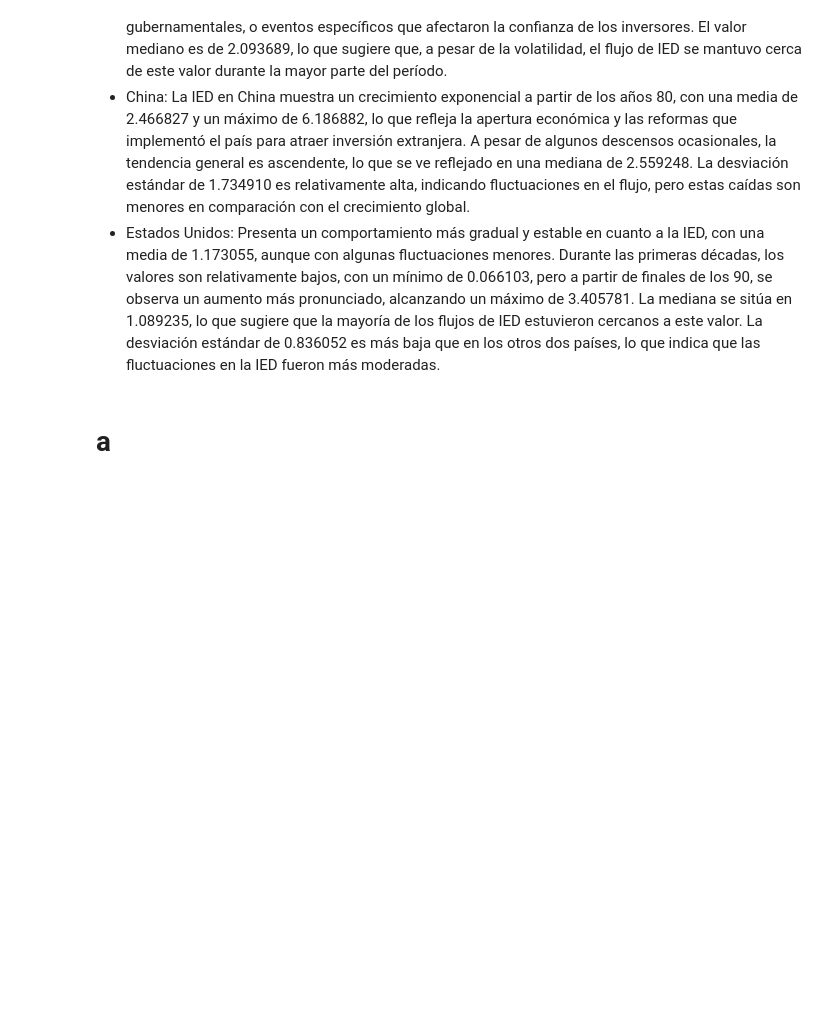
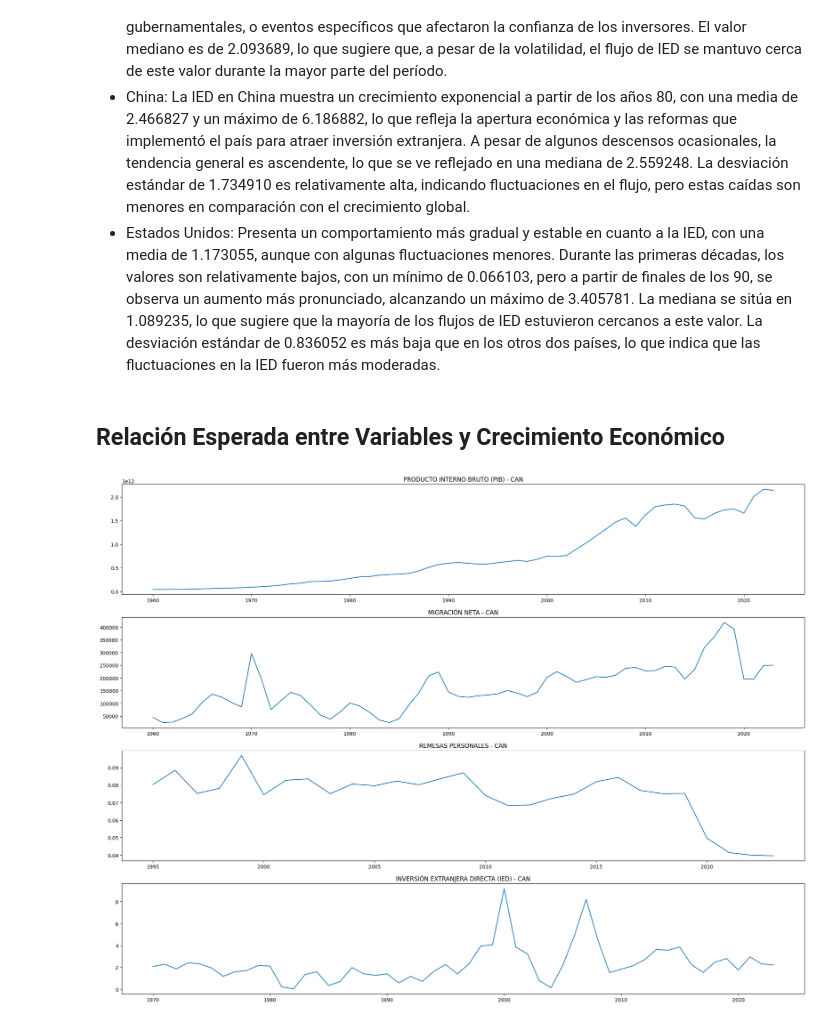
Before and after one commit to Maquililo/prueba-reclutamiento-python, a Jupyter notebook: notebook.ipynb, the cells around one changed output. Drawn from its saved outputs; the diff is of its cells as text; code cells hidden in the pictures; blank space fills up the shorter version.

```diff
--- a/notebook.ipynb
+++ b/notebook.ipynb
@@ -24,6 +24,28 @@ rem = load_csv('REMESAS.csv')
 ied = load_csv('INVERSION_EXTRANJERA_DIRECTA.csv')
 # %% [markdown]
 Definición de funciones auxiliares...
+# %%
+def plot_country_data(pib, mig, rem, ied, country_code):
+    plt.figure(figsize = (20, 15))
+
+    plt.subplot(4, 1, 1)
+    pib[country_code].plot()
+    plt.title(f'PRODUCTO INTERNO BRUTO (PIB) - {country_code}')
+
+    plt.subplot(4, 1, 2)
+    mig[country_code].plot()
+    plt.title(f'MIGRACIÓN NETA - {country_code}')
+
+    plt.subplot(4, 1, 3)
+    rem[country_code].plot()
+    plt.title(f'REMESAS PERSONALES - {country_code}')
+
+    plt.subplot(4, 1, 4)
+    ied[country_code].plot()
+    plt.title(f'INVERSIÓN EXTRANJERA DIRECTA (IED) - {country_code}')
+
+    plt.tight_layout()
+    plt.show()
 # %%
 def get_info(column, sort_by = "count", ascending = False):
     counts = column.value_counts()
@@ -426,5 +448,9 @@ El flujo de Inversión Extranjera Directa (IED) a lo largo de los años en estos
 * Canadá: El flujo de IED hacia Canadá muestra una tendencia inestable a lo largo de las décadas observadas. Durante los años 70 y 80, se experimenta un crecimiento moderado, con una media de 2.305729, aunque con una desviación estándar bastante alta (1.673069), lo que indica fluctuaciones significativas. A principios de los 2000, se alcanza un pico significativo con un máximo de 9.171024, seguido de una disminución y posterior recuperación en los años siguientes. Este comportamiento errático podría reflejar diversos factores como ciclos económicos globales, cambios en políticas gubernamentales, o eventos específicos que afectaron la confianza de los inversores. El valor mediano es de 2.093689, lo que sugiere que, a pesar de la volatilidad, el flujo de IED se mantuvo cerca de este valor durante la mayor parte del período.
 * China: La IED en China muestra un crecimiento exponencial a partir de los años 80, con una media de 2.466827 y un máximo de 6.186882, lo que refleja la apertura económica y las reformas que implementó el país para atraer inversión extranjera. A pesar de algunos descensos ocasionales, la tendencia general es ascendente, lo que se ve reflejado en una mediana de 2.559248. La desviación estándar de 1.734910 es relativamente alta, indicando fluctuaciones en el flujo, pero estas caídas son menores en comparación con el crecimiento global.
 * Estados Unidos: Presenta un comportamiento más gradual y estable en cuanto a la IED, con una media de 1.173055, aunque con algunas fluctuaciones menores. Durante las primeras décadas, los valores son relativamente bajos, con un mínimo de 0.066103, pero a partir de finales de los 90, se observa un aumento más pronunciado, alcanzando un máximo de 3.405781. La mediana se sitúa en 1.089235, lo que sugiere que la mayoría de los flujos de IED estuvieron cercanos a este valor. La desviación estándar de 0.836052 es más baja que en los otros dos países, lo que indica que las fluctuaciones en la IED fueron más moderadas.
-# %% [markdown]
-# a
+# %% [markdown]
+## Relación Esperada entre Variables y Crecimiento Económico
+# %%
+plot_country_data(pib, mig, rem, ied, 'CAN')
+# %% [output]
+[figure, added]
```
Also changed, not shown: parts of 5 cells of this notebook.
